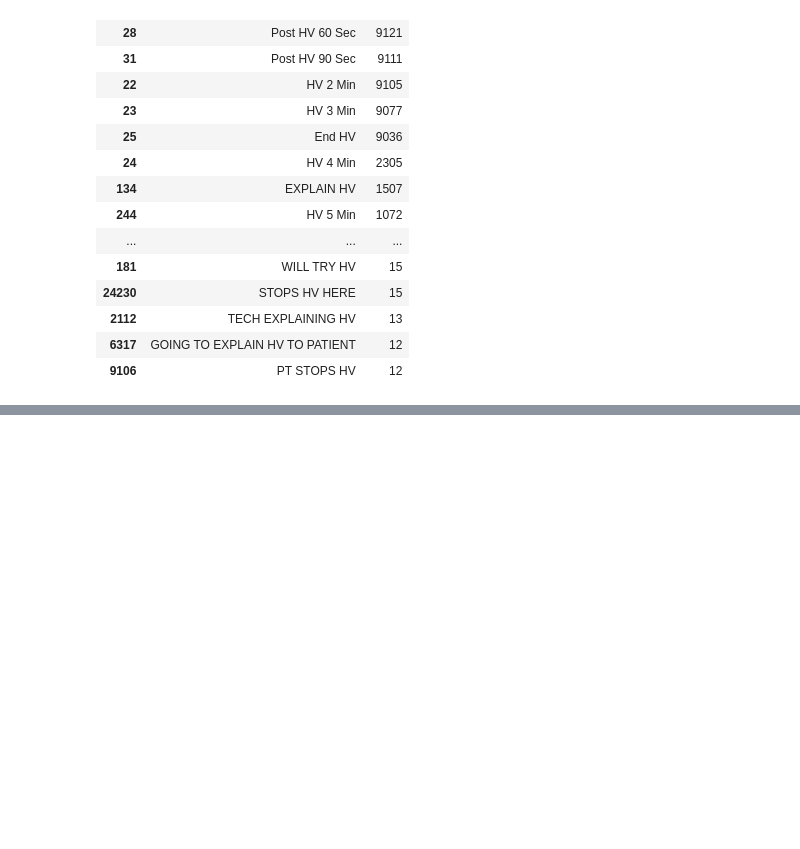
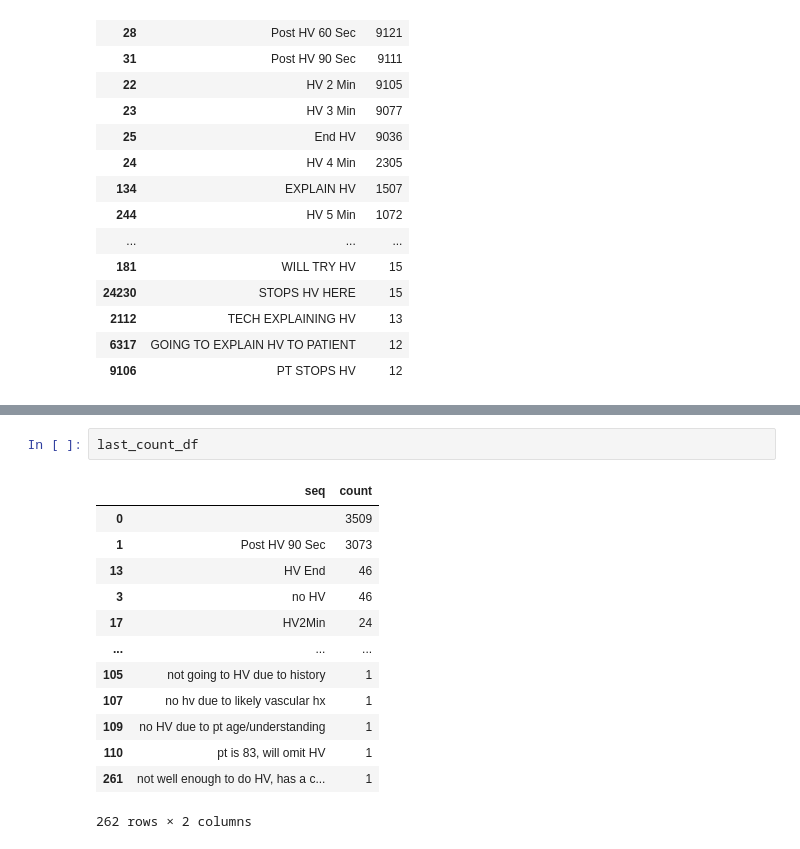
Before and after one commit to catvasily/eegfhabrainage, a Jupyter notebook: annotations/collect_annotations_demo.ipynb, the cells around one changed output, grey strips where cells are left out. Saved outputs shown, nothing was run; the diff lists cells and outputs as text; blank space fills up the shorter version.

```diff
--- a/annotations/collect_annotations_demo.ipynb
+++ b/annotations/collect_annotations_demo.ipynb
@@ -187,0 +299,16 @@ col.lookup_annotation('HV').head(50)
+# %%
+last_count_df
+# %% [output]
+|  | seq | count |
+| 0 |  | 3509 |
+| 1 | Post HV 90 Sec | 3073 |
+| 13 | HV End | 46 |
+| 3 | no HV | 46 |
+| 17 | HV2Min | 24 |
+| ... | ... | ... |
+| 105 | not going to HV due to history | 1 |
+| 107 | no hv due to likely vascular hx | 1 |
+| 109 | no HV due to pt age/understanding | 1 |
+| 110 | pt is 83, will omit HV | 1 |
+| 261 | not well enough to do HV, has a c... | 1 |
+262 rows × 2 columns
```
Also changed, not shown: parts of 41 cells of this notebook.
